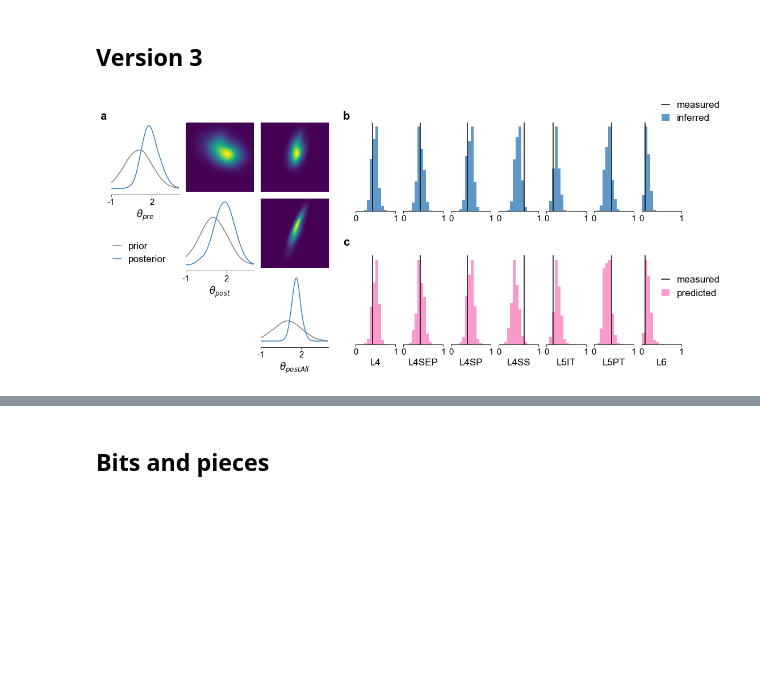
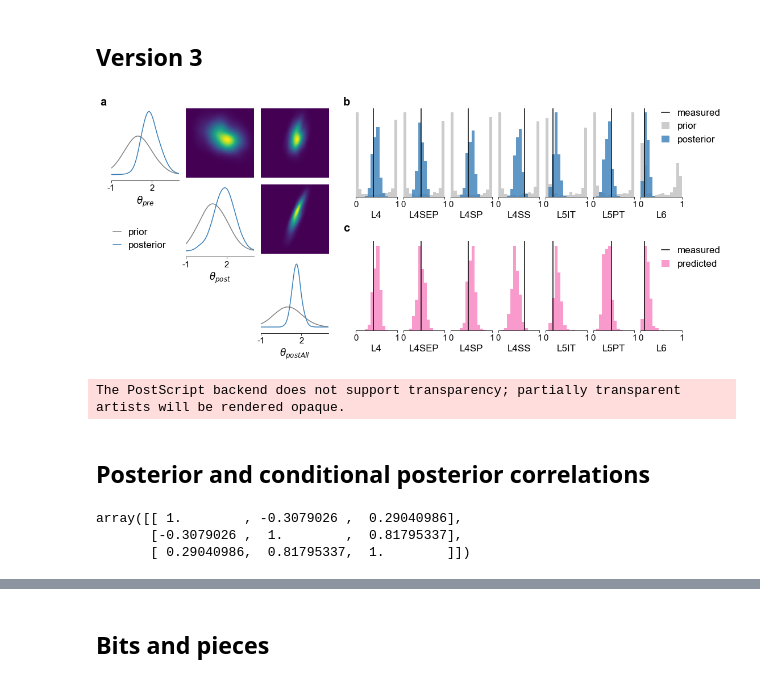
Before and after one commit to mackelab/sbi-for-connectomics, a Jupyter notebook: figures/fig3/figure3-sbi_with_measurements.ipynb, the cells around one changed output, grey strips where cells are left out. Drawn from its saved outputs; the diff is of its cells as text; code cells hidden in the pictures; blank space fills up the shorter version.

Commit message:
update figure, add supplementary figures.

```diff
--- a/figures/fig3/figure4-sbi_with_measurements.ipynb
+++ b/figures/fig3/figure3-sbi_with_measurements.ipynb
@@ -64,6 +64,9 @@ else:
     # load samples
     with open("posterior_predictive_samples.p", "rb") as fh:
         thos, xos = pickle.load(fh).values()
+
+    with open(RESULTS_PATH.joinpath("prior_predictive_samples_dso.p"), "rb") as fh:
+        ths, xs = pickle.load(fh).values()
 # %%
 # load cross validation results
 with open(RESULTS_PATH.joinpath("cross_validation_results_default_rule.p"), "rb") as fh:
@@ -361,44 +365,93 @@ plt.legend(["prior", "posterior"],
 
 
 # Posterior predictives
-right_grid = outer_grid[0, 1].subgridspec(2, 7, wspace=0.2, hspace=0.5,)
-ax2 = right_grid.subplots(subplot_kw=dict(sharey=True, sharex=True))
+grid2 = outer_grid[0, 1].subgridspec(2, 1, wspace=0.0, hspace=.5)
+grid21 = grid2[0, 0].subgridspec(1, 7, wspace=0.15, hspace=0.)
+ax2 = grid21.subplots(subplot_kw=dict(sharey=True))
+
+grid22 = grid2[1, 0].subgridspec(1, 7, wspace=0.15, hspace=0.)
+ax3 = grid22.subplots(subplot_kw=dict(sharey=True))
+
+# right_grid = outer_grid[0, 1].subgridspec(2, 7, wspace=0.2, hspace=0.5,)
+# ax2 = right_grid.subplots(subplot_kw=dict(sharey=True, sharex=True))
 
 
 bins = np.linspace(0, 1, 15)
-custom_marginal_plot(ax2[0, :], xos.numpy(), xo,
-                     x_label="inferred",
+# prior predictive
+custom_marginal_plot(ax2, xs.numpy(),
+                     points=xo,
+                     x_label="prior",
                      points_label="measured",
                      show_xlabels=False,
 #                      show_tick_labels=False,  # not implemented
                      num_bins=bins,
+                     color="gray",
+                     histtype="stepfilled",
+                     alpha=0.4,
+                     plot_legend=False,
+                    )
+custom_marginal_plot(ax2, xos.numpy(),
+                     x_label="posterior",
+                     points=None,
+                     points_label="measured",
+                     show_xlabels=True,
+                     labels=obs_labels,
+#                      show_tick_labels=False,  # not implemented
+                     num_bins=bins,
                      color=colors[0],
-                     handlelength=handlelength,
-                     bbox_to_anchor=(0.28, .9))
+                     plot_legend=False,)
+
+
+plt.sca(ax2[-1])
+bbox_to_anchor=(0.3, .5)
+plt.legend(handlelength=handlelength,
+           bbox_to_anchor=bbox_to_anchor,
+           loc="lower left",
+          );
 
 # Cross validation
-custom_marginal_plot(ax2[1, :], predicted_xos_per_dim, xo,
+custom_marginal_plot(ax3, predicted_xos_per_dim, xo,
                      x_label="predicted",
                      points_label="measured",
                      labels=obs_labels,
                      num_bins=bins,
                      color=colors[3],
                      handlelength=handlelength,
-                     bbox_to_anchor=(0.28, .87))
+                     bbox_to_anchor=(0.28, .87),
+                     plot_legend=False,
+                    )
+
+plt.sca(ax3[-1])
+plt.legend(handlelength=handlelength,
+           bbox_to_anchor=(0.3, .6),
+           loc="lower left",
+          );
 
 # Add Letters.
 weight = "bold"
 fontsize = 20
 y1 = 0.91
 y2 = 0.47
 
 x1 = 0.11
 x2 = 0.44
 fig.text(x1, y1, "a", fontsize=fontsize, fontweight=weight)
 fig.text(x2, y1, "b", fontsize=fontsize, fontweight=weight)
 fig.text(x2, y2, "c", fontsize=fontsize, fontweight=weight);
 # %% [output]
-[figure, old version]
+[figure, new version]
 # %%
-fig.savefig("figure4_SBI_results_v4.png", dpi=300, bbox_inches='tight')
-fig.savefig("figure4_SBI_results_v4.pdf", dpi=300, bbox_inches='tight')
+fig.savefig("figure3_SBI_results_v4_with_prior.png", dpi=300, bbox_inches='tight')
+fig.savefig("figure3_SBI_results_v4_with_prior.pdf", dpi=300, bbox_inches='tight')
+fig.savefig("figure3_SBI_results_v4_with_prior.eps", dpi=300, bbox_inches='tight')
+# %% [output]
+The PostScript backend does not support transparency; partially transparent artists will be rendered opaque.
+# %% [markdown]
+## Posterior and conditional posterior correlations
+# %%
+# posterior correlations
+np.corrcoef(thos, rowvar=False)
+# %% [output]
+array([[ 1.        , -0.3079026 ,  0.29040986],
+       [-0.3079026 ,  1.        ,  0.81795337],
+       [ 0.29040986,  0.81795337,  1.        ]])
```
Also changed, not shown: parts of 2 cells of this notebook, 31 other files.
